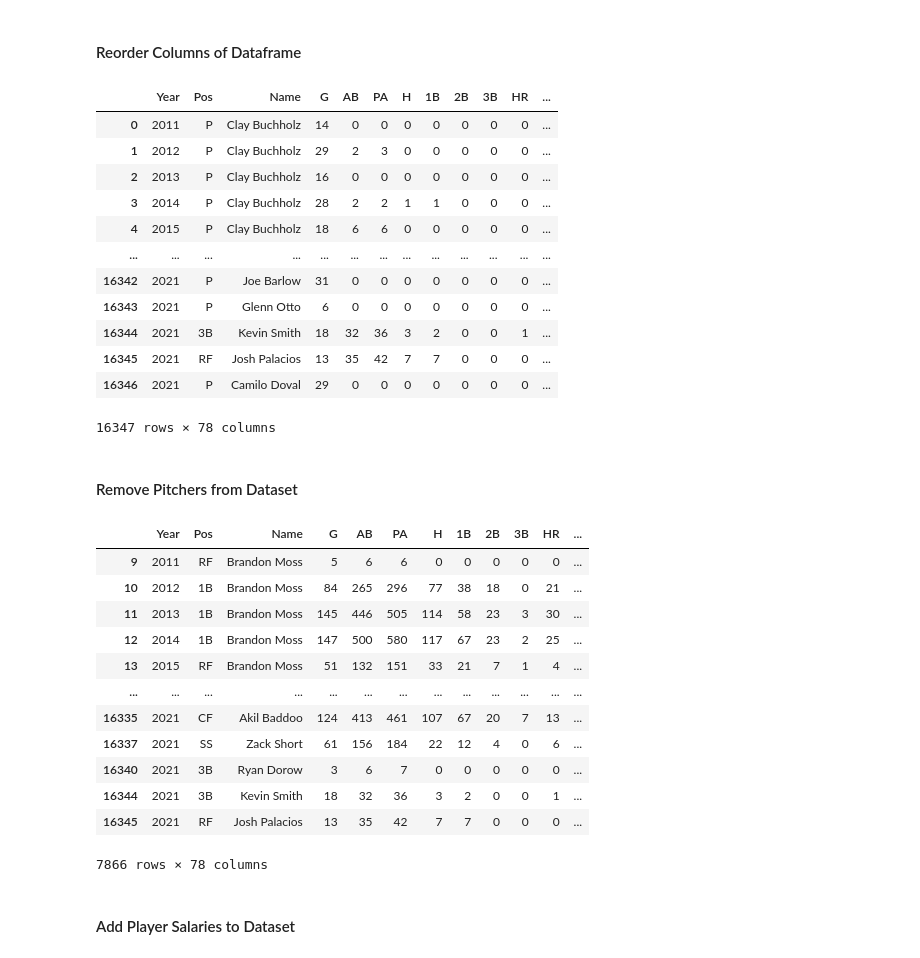
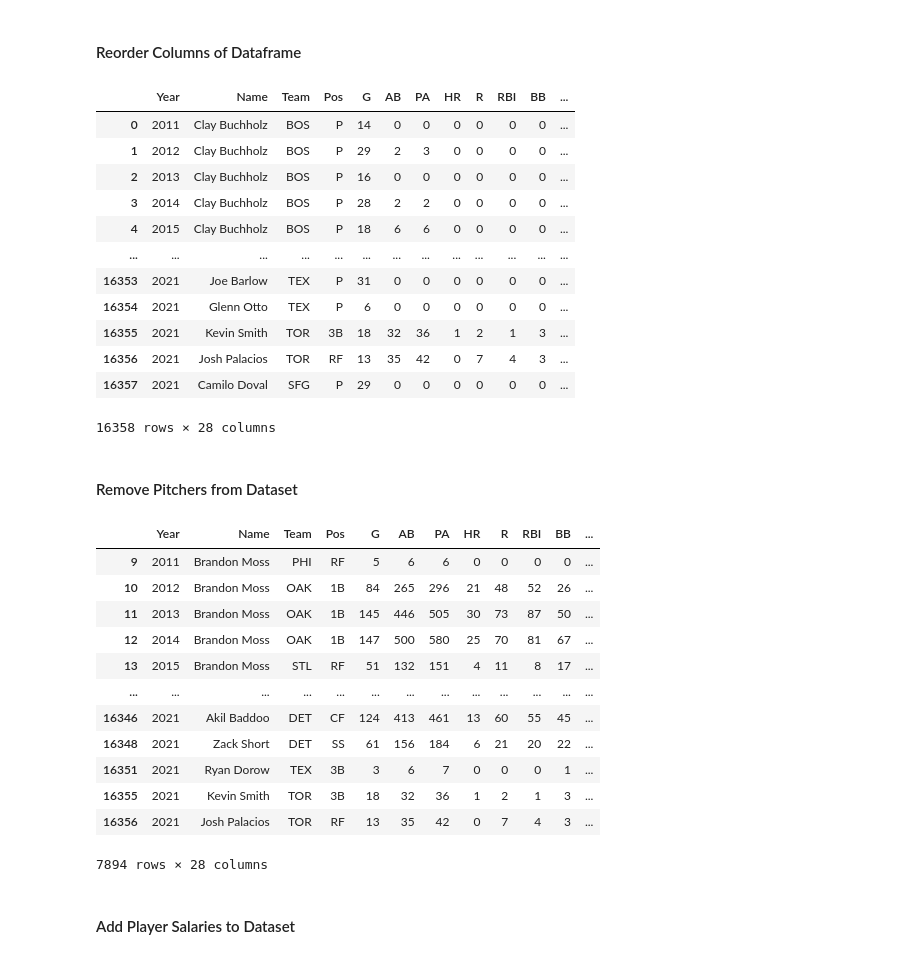
Before and after one commit to cjemm10/cjemm10, a Jupyter notebook: index.ipynb, the cells around one changed output. Drawn from its saved outputs; the diff is of its cells as text; code cells hidden in the pictures.

```diff
--- a/index.ipynb
+++ b/index.ipynb
@@ -819,0 +825,10 @@ As the plots show, a batter's strikeout to walk rate is moderately correlated to
+# %%
+team = team_batting[team_batting.Year != 2020]
+team = team[team.Year > 2014]
+
+corr = team.corr()
+mask = np.triu(np.ones_like(corr, dtype=bool))
+cmap = seaborn.diverging_palette(220, 10, as_cmap=True)
+seaborn.heatmap(corr, cmap=cmap, vmax=1, center=0, square=True, linewidths=.5, cbar_kws={"shrink": .5})
+plt.title('Correlation Matrix for Offensive Metrics')
+plt.show()
@@ -1046,6 +1063,11 @@ player_table['CStr%'] = player_table['CStr%'].replace({'\%':''}, regex = True)
 player_table['CSW%'] = player_table['CSW%'].replace({'\%':''}, regex = True)
 
 player_table = player_table.apply(pd.to_numeric, errors='ignore')
+
+player_table['EV'] = player_table['EV'].replace(0.0, np.NaN)
+player_table['LA'] = player_table['LA'].replace(0.0, np.NaN)
+player_table['Barrel%'] = player_table['Barrel%'].replace(0.0, np.NaN)
+
 player_table = player_table.sort_values(by='Year')
 player_table
 # %% [output]
@@ -1120,52 +1142,42 @@ player_table = pd.merge(player_table, player_pos, on=['playerID', 'Year'])
 # %% [markdown]
 #### Reorder Columns of Dataframe
 # %%
-player_table = player_table[['Year', 'Pos', 'Name', 'G', 'AB', 'PA', 'H', '1B', '2B', \
-                             '3B', 'HR', 'R', 'RBI', 'BB', 'IBB', 'SO', 'HBP', 'SF', \
-                             'SH', 'GDP', 'SB', 'CS', 'AVG', 'Team', 'BB%', 'K%', \
-                             'BB/K', 'OBP', 'SLG', 'OPS', 'ISO', 'Spd', 'BABIP', \
-                             'UBR', 'wGDP', 'wSB', 'wRC', 'wRAA', 'wOBA', 'wRC+', \
-                             'GB/FB', 'LD%', 'GB%', 'FB%', 'IFFB%', 'HR/FB', 'IFH', \
-                             'IFH%', 'BUH', 'BUH%', 'Pull%', 'Cent%', 'Oppo%', 'Soft%', \
-                             'Med%', 'Hard%', 'Events', 'EV', 'maxEV', 'LA', 'Barrels', \
-                             'Barrel%', 'HardHit', 'HardHit%', 'xBA', 'xSLG', \
-                             'xwOBA', 'O-Swing%', 'Z-Swing%', 'Swing%', 'O-Contact%', \
-                             'Z-Contact%', 'Contact%', 'Zone%', 'F-Strike%', 'SwStr%', 'CStr%', 'CSW%']]
+player_table = player_table[['Year', 'Name', 'Team', 'Pos', 'G', 'AB', 'PA', 'HR', 'R', 'RBI', 'BB', 'SO', 'AVG', 'BB/K', 'OBP', 'SLG', 'OPS', 'ISO', 'wOBA', 'wRC+', 'EV', 'LA', 'Barrel%', 'O-Swing%', 'Z-Swing%', 'Swing%', 'SwStr%', 'Contact%']]
 
 player_table
 # %% [output]
-|  | Year | Pos | Name | G | AB | PA | H | 1B | 2B | 3B | HR | ... |
-| 0 | 2011 | P | Clay Buchholz | 14 | 0 | 0 | 0 | 0 | 0 | 0 | 0 | ... |
-| 1 | 2012 | P | Clay Buchholz | 29 | 2 | 3 | 0 | 0 | 0 | 0 | 0 | ... |
-| 2 | 2013 | P | Clay Buchholz | 16 | 0 | 0 | 0 | 0 | 0 | 0 | 0 | ... |
-| 3 | 2014 | P | Clay Buchholz | 28 | 2 | 2 | 1 | 1 | 0 | 0 | 0 | ... |
-| 4 | 2015 | P | Clay Buchholz | 18 | 6 | 6 | 0 | 0 | 0 | 0 | 0 | ... |
+|  | Year | Name | Team | Pos | G | AB | PA | HR | R | RBI | BB | ... |
+| 0 | 2011 | Clay Buchholz | BOS | P | 14 | 0 | 0 | 0 | 0 | 0 | 0 | ... |
+| 1 | 2012 | Clay Buchholz | BOS | P | 29 | 2 | 3 | 0 | 0 | 0 | 0 | ... |
+| 2 | 2013 | Clay Buchholz | BOS | P | 16 | 0 | 0 | 0 | 0 | 0 | 0 | ... |
+| 3 | 2014 | Clay Buchholz | BOS | P | 28 | 2 | 2 | 0 | 0 | 0 | 0 | ... |
+| 4 | 2015 | Clay Buchholz | BOS | P | 18 | 6 | 6 | 0 | 0 | 0 | 0 | ... |
 | ... | ... | ... | ... | ... | ... | ... | ... | ... | ... | ... | ... | ... |
-| 16342 | 2021 | P | Joe Barlow | 31 | 0 | 0 | 0 | 0 | 0 | 0 | 0 | ... |
-| 16343 | 2021 | P | Glenn Otto | 6 | 0 | 0 | 0 | 0 | 0 | 0 | 0 | ... |
-| 16344 | 2021 | 3B | Kevin Smith | 18 | 32 | 36 | 3 | 2 | 0 | 0 | 1 | ... |
-| 16345 | 2021 | RF | Josh Palacios | 13 | 35 | 42 | 7 | 7 | 0 | 0 | 0 | ... |
-| 16346 | 2021 | P | Camilo Doval | 29 | 0 | 0 | 0 | 0 | 0 | 0 | 0 | ... |
+| 16353 | 2021 | Joe Barlow | TEX | P | 31 | 0 | 0 | 0 | 0 | 0 | 0 | ... |
+| 16354 | 2021 | Glenn Otto | TEX | P | 6 | 0 | 0 | 0 | 0 | 0 | 0 | ... |
+| 16355 | 2021 | Kevin Smith | TOR | 3B | 18 | 32 | 36 | 1 | 2 | 1 | 3 | ... |
+| 16356 | 2021 | Josh Palacios | TOR | RF | 13 | 35 | 42 | 0 | 7 | 4 | 3 | ... |
+| 16357 | 2021 | Camilo Doval | SFG | P | 29 | 0 | 0 | 0 | 0 | 0 | 0 | ... |
-16347 rows × 78 columns
+16358 rows × 28 columns
 # %% [markdown]
 #### Remove Pitchers from Dataset
 # %%
 player_table = player_table[player_table.Pos != 'P']
 player_table
 # %% [output]
-|  | Year | Pos | Name | G | AB | PA | H | 1B | 2B | 3B | HR | ... |
-| 9 | 2011 | RF | Brandon Moss | 5 | 6 | 6 | 0 | 0 | 0 | 0 | 0 | ... |
-| 10 | 2012 | 1B | Brandon Moss | 84 | 265 | 296 | 77 | 38 | 18 | 0 | 21 | ... |
-| 11 | 2013 | 1B | Brandon Moss | 145 | 446 | 505 | 114 | 58 | 23 | 3 | 30 | ... |
-| 12 | 2014 | 1B | Brandon Moss | 147 | 500 | 580 | 117 | 67 | 23 | 2 | 25 | ... |
-| 13 | 2015 | RF | Brandon Moss | 51 | 132 | 151 | 33 | 21 | 7 | 1 | 4 | ... |
+|  | Year | Name | Team | Pos | G | AB | PA | HR | R | RBI | BB | ... |
+| 9 | 2011 | Brandon Moss | PHI | RF | 5 | 6 | 6 | 0 | 0 | 0 | 0 | ... |
+| 10 | 2012 | Brandon Moss | OAK | 1B | 84 | 265 | 296 | 21 | 48 | 52 | 26 | ... |
+| 11 | 2013 | Brandon Moss | OAK | 1B | 145 | 446 | 505 | 30 | 73 | 87 | 50 | ... |
+| 12 | 2014 | Brandon Moss | OAK | 1B | 147 | 500 | 580 | 25 | 70 | 81 | 67 | ... |
+| 13 | 2015 | Brandon Moss | STL | RF | 51 | 132 | 151 | 4 | 11 | 8 | 17 | ... |
 | ... | ... | ... | ... | ... | ... | ... | ... | ... | ... | ... | ... | ... |
-| 16335 | 2021 | CF | Akil Baddoo | 124 | 413 | 461 | 107 | 67 | 20 | 7 | 13 | ... |
-| 16337 | 2021 | SS | Zack Short | 61 | 156 | 184 | 22 | 12 | 4 | 0 | 6 | ... |
-| 16340 | 2021 | 3B | Ryan Dorow | 3 | 6 | 7 | 0 | 0 | 0 | 0 | 0 | ... |
-| 16344 | 2021 | 3B | Kevin Smith | 18 | 32 | 36 | 3 | 2 | 0 | 0 | 1 | ... |
-| 16345 | 2021 | RF | Josh Palacios | 13 | 35 | 42 | 7 | 7 | 0 | 0 | 0 | ... |
+| 16346 | 2021 | Akil Baddoo | DET | CF | 124 | 413 | 461 | 13 | 60 | 55 | 45 | ... |
+| 16348 | 2021 | Zack Short | DET | SS | 61 | 156 | 184 | 6 | 21 | 20 | 22 | ... |
+| 16351 | 2021 | Ryan Dorow | TEX | 3B | 3 | 6 | 7 | 0 | 0 | 0 | 1 | ... |
+| 16355 | 2021 | Kevin Smith | TOR | 3B | 18 | 32 | 36 | 1 | 2 | 1 | 3 | ... |
+| 16356 | 2021 | Josh Palacios | TOR | RF | 13 | 35 | 42 | 0 | 7 | 4 | 3 | ... |
-7866 rows × 78 columns
+7894 rows × 28 columns
 # %% [markdown]
 #### Add Player Salaries to Dataset
 # %%
```
Also changed, not shown: parts of 13 cells of this notebook, 2 other files.
